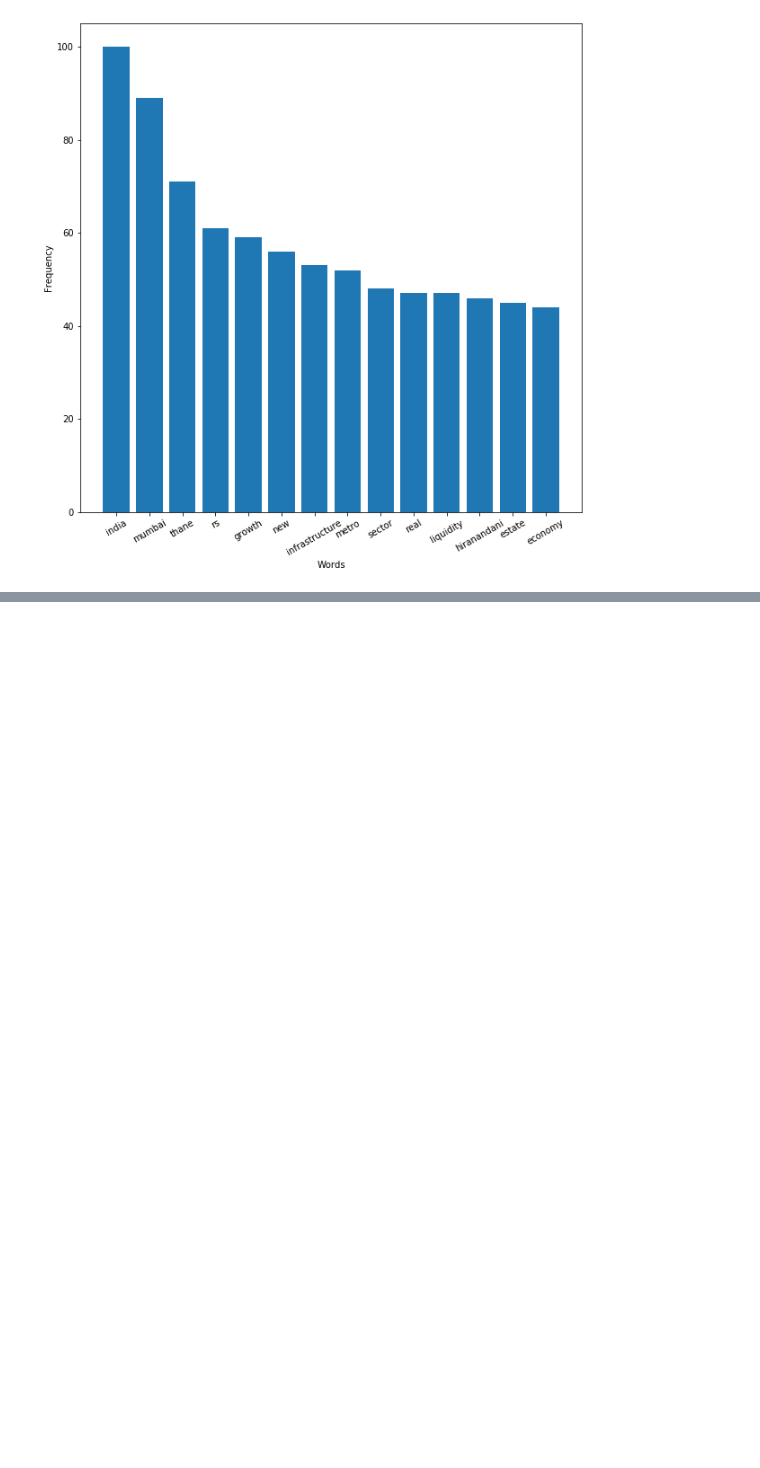
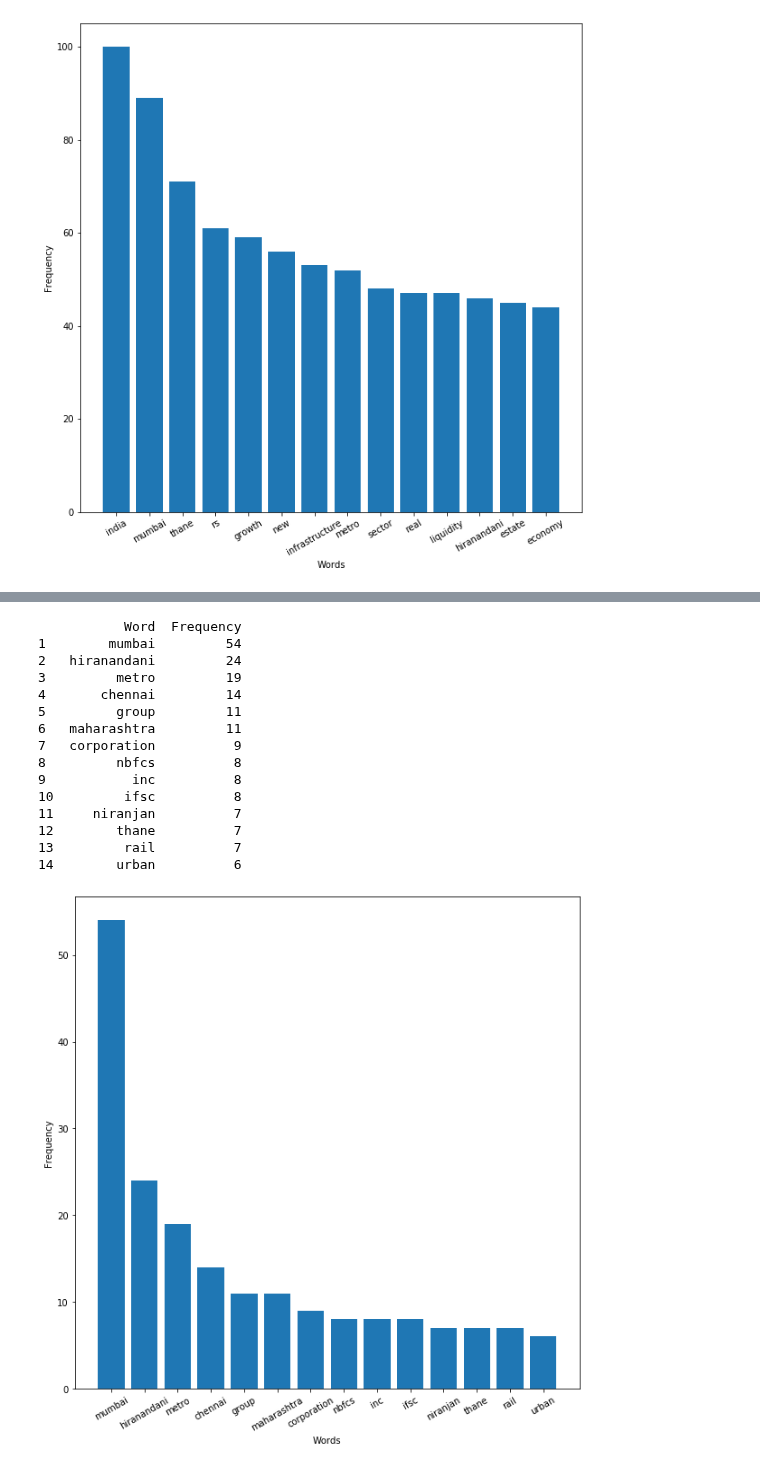
Before and after one commit to parthnagarkar875/Twitter-Data-Mining-for-Targeted-Marketing, a Jupyter notebook: pull.ipynb, the cells around one changed output, grey strips where cells are left out. Drawn from its saved outputs; the diff is of its cells as text; code cells hidden in the pictures; blank space fills up the shorter version.

```diff
--- a/pull.ipynb
+++ b/pull.ipynb
@@ -155,0 +120,51 @@ OSError: Java command failed : ['C:/Program Files/Java/jdk1.8.0_131/bin/java.exe
+# %%
+import os
+os.environ['CLASSPATH'] = "C:/Users/Parth/Contacts/Downloads/stanford-ner-2015-04-20/stanford-ner.jar"
+
+#Set the Stanford models to the path where the models are stored
+os.environ['STANFORD_MODELS'] = 'C:/Users/Parth/Contacts/Downloads/stanford-ner-2015-04-20/stanford-corenlp-full-2018-10-05/stanford-corenlp-full-2018-10-05/edu/stanford/nlp/models/ner'
+
+#Set the java jdk path
+
+java_path = "C:/Program Files/Java/jdk1.8.0_131/bin/java.exe"
+os.environ['JAVAHOME'] = java_path
+
+
+#Set the path to the model that you would like to use
+stanford_classifier  =  'C:/Users/Parth/Contacts/Downloads/stanford-ner-2015-04-20/stanford-corenlp-full-2018-10-05/stanford-corenlp-full-2018-10-05/edu/stanford/nlp/models/ner/english.all.3class.distsim.crf.ser.gz'
+
+#Build NER tagger object
+st = StanfordNERTagger(stanford_classifier)
+
+tweet_text=str()
+for i in tweet:
+    tweet_text=tweet_text+(i.text)
+
+
+tokenized_text = word_tokenize(tweet_text)
+classified_text = st.tag(tokenized_text)
+
+li=['ORG','PER','LOC']
+
+is_noun = lambda pos: pos[:3] in li
+nouns = [word for (word, pos) in classified_text if is_noun(pos)]
+#print(nouns)
+noun=pd.Series(nouns)
+active.wordcloud(noun)
+# %% [output]
+           Word  Frequency
+1        mumbai         54
+2   hiranandani         24
+3         metro         19
+4       chennai         14
+5         group         11
+6   maharashtra         11
+7   corporation          9
+8         nbfcs          8
+9           inc          8
+10         ifsc          8
+11     niranjan          7
+12        thane          7
+13         rail          7
+14        urban          6
+[figure, added]
```
Also changed, not shown: parts of 2 cells of this notebook, 1 other file.
